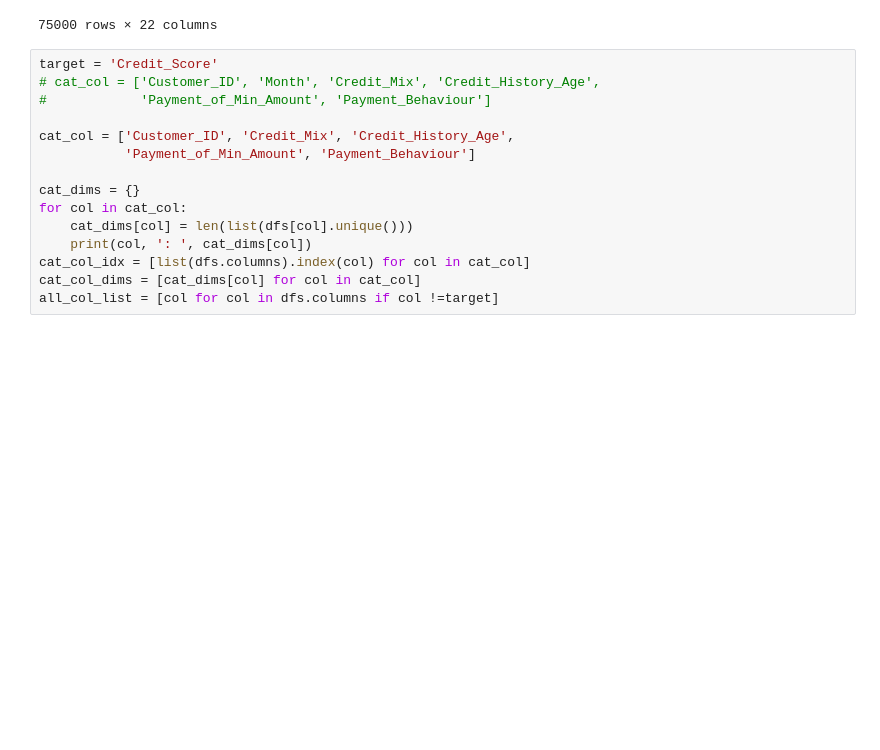
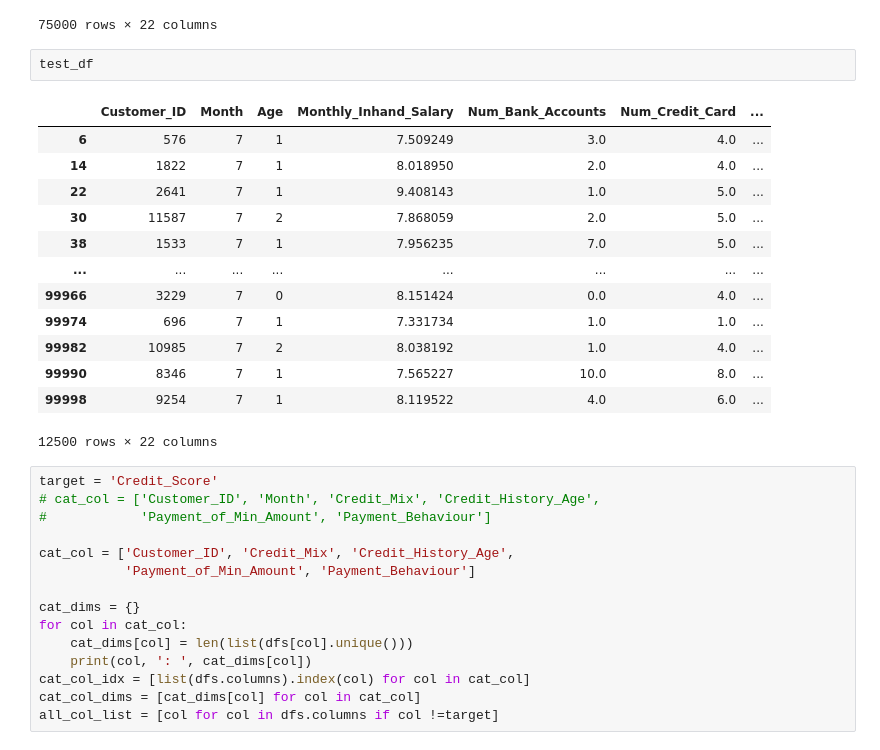
Before and after one commit to Rphabet/Imbalanced, a Jupyter notebook: CreditScore/test_performance_over_time.ipynb, the cells around one changed output. Saved outputs shown, nothing was run; the diff lists cells and outputs as text; blank space fills up the shorter version.

Commit message:
performance_test

```diff
--- a/CreditScore/test_performance_over_time.ipynb
+++ b/CreditScore/test_performance_over_time.ipynb
@@ -707,6 +737,22 @@ display(train_df)
 | 99996 | 9254 | 5 | 1 | 8.119522 | 4.0 | 6.0 | ... |
 | 99997 | 9254 | 6 | 1 | 8.119522 | 4.0 | 6.0 | ... |
 75000 rows × 22 columns
+# %%
+test_df
+# %% [output]
+|  | Customer_ID | Month | Age | Monthly_Inhand_Salary | Num_Bank_Accounts | Num_Credit_Card | ... |
+| 6 | 576 | 7 | 1 | 7.509249 | 3.0 | 4.0 | ... |
+| 14 | 1822 | 7 | 1 | 8.018950 | 2.0 | 4.0 | ... |
+| 22 | 2641 | 7 | 1 | 9.408143 | 1.0 | 5.0 | ... |
+| 30 | 11587 | 7 | 2 | 7.868059 | 2.0 | 5.0 | ... |
+| 38 | 1533 | 7 | 1 | 7.956235 | 7.0 | 5.0 | ... |
+| ... | ... | ... | ... | ... | ... | ... | ... |
+| 99966 | 3229 | 7 | 0 | 8.151424 | 0.0 | 4.0 | ... |
+| 99974 | 696 | 7 | 1 | 7.331734 | 1.0 | 1.0 | ... |
+| 99982 | 10985 | 7 | 2 | 8.038192 | 1.0 | 4.0 | ... |
+| 99990 | 8346 | 7 | 1 | 7.565227 | 10.0 | 8.0 | ... |
+| 99998 | 9254 | 7 | 1 | 8.119522 | 4.0 | 6.0 | ... |
+12500 rows × 22 columns
 # %%
 target = 'Credit_Score'
 # cat_col = ['Customer_ID', 'Month', 'Credit_Mix', 'Credit_History_Age',
```
Also changed, not shown: parts of 19 cells of this notebook.
